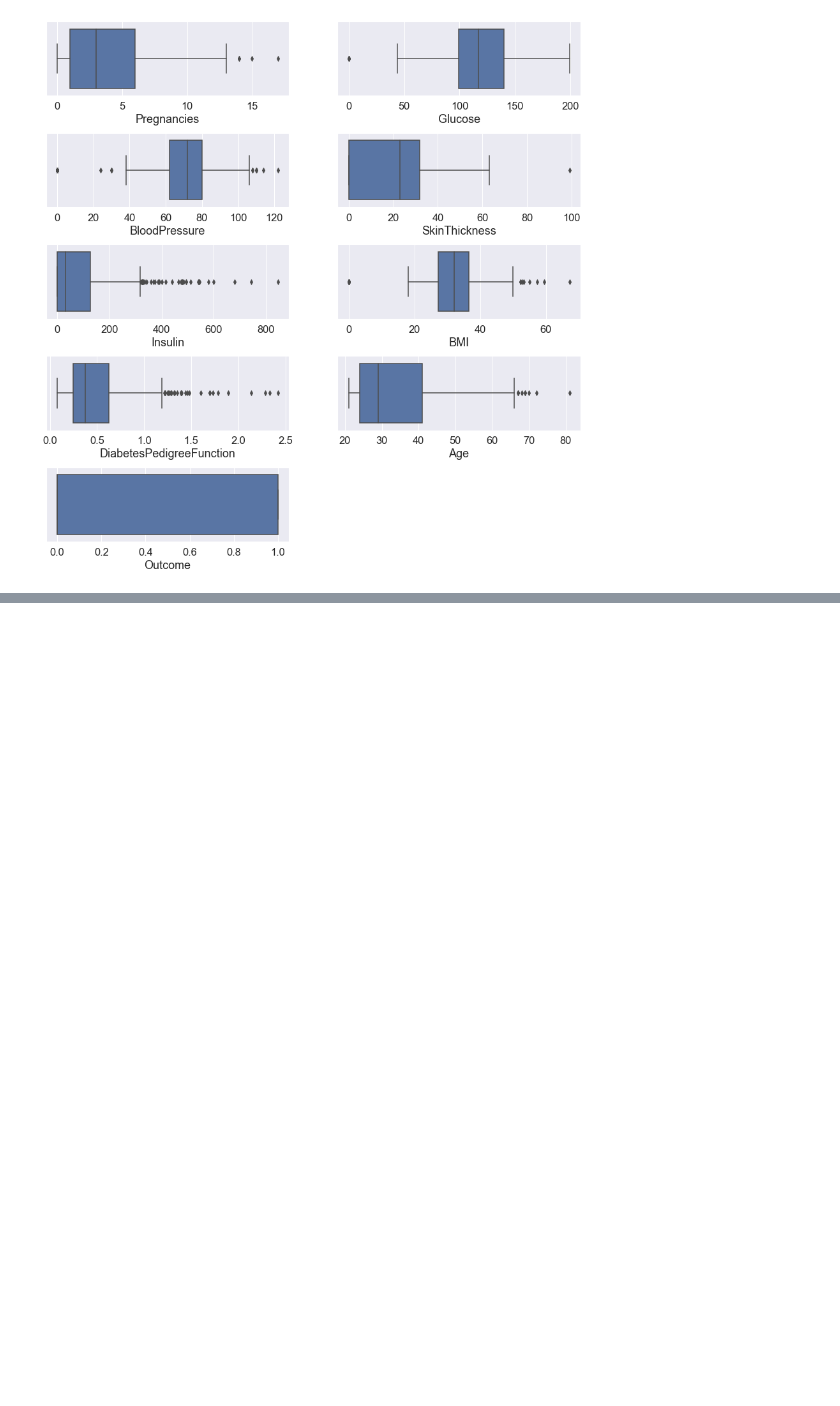
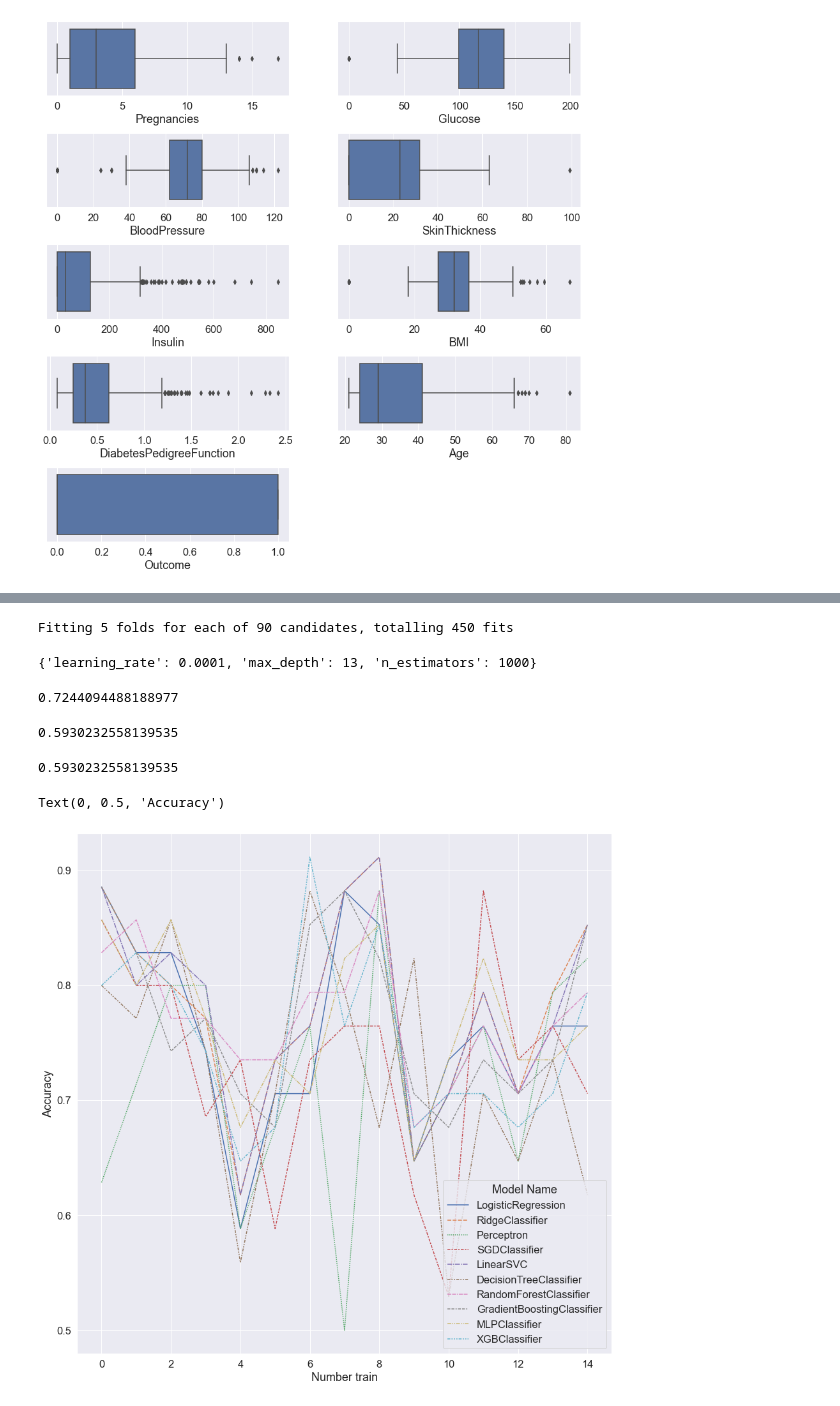
Before and after one commit to Leotiv-Vibs/test_tefal, a Jupyter notebook: data_analyst_test.ipynb, the cells around one changed output, grey strips where cells are left out. Drawn from its saved outputs; the diff is of its cells as text; code cells hidden in the pictures; blank space fills up the shorter version.

```diff
--- a/data_analyst_test.ipynb
+++ b/data_analyst_test.ipynb
@@ -80,0 +149,28 @@ for number in range(len(col_names)):
+# %%
+models = {
+    'LogisticRegression': LogisticRegression(),
+    'RidgeClassifier': RidgeClassifier(),
+    'Perceptron': Perceptron(),
+    'SGDClassifier': SGDClassifier(),
+    'LinearSVC': LinearSVC(),
+    'DecisionTreeClassifier': DecisionTreeClassifier(),
+    'RandomForestClassifier': RandomForestClassifier(),
+    'GradientBoostingClassifier': GradientBoostingClassifier(),
+    'MLPClassifier': MLPClassifier(),
+    'XGBClassifier': XGBClassifier()
+}
+# %%
+acc = []
+pre = []
+rec = []
+name_model = []
+for name, model in models.items():
+    cv = KFold(n_splits=15)
+    accuracy = cross_val_score(model, x_train, y_train, cv=cv, scoring="accuracy")
+    precision = cross_val_score(model, x_train, y_train, cv=cv, scoring="precision")
+    recall = cross_val_score(model, x_train, y_train, cv=cv, scoring="recall")
+    acc.append(accuracy)
+    pre.append(precision)
+    rec.append(recall)
+    name_model.append(name)
+    print(f"{name} - mean_accuracy {round(accuracy.mean(), 4)} mean_precision {round(precision.mean(), 4)} mean_recall {round(recall.mean(), 4)}")
@@ -80,0 +190,34 @@ for number in range(len(col_names)):
+# %%
+xgb_model = XGBClassifier()
+params = {
+    'learning_rate': [1e-5, 1e-4, 1e-5],
+    'max_depth':[3, 5, 8, 10, 13, 15],
+    'n_estimators': [10, 100, 500, 1000, 1500],
+}
+xgb_cv_model  = GridSearchCV(xgb_model, params, n_jobs = -1, verbose = 2).fit(x_train, y_train)
+# %% [output]
+Fitting 5 folds for each of 90 candidates, totalling 450 fits
+# %%
+xgb_cv_model.best_params_
+# %% [output]
+{'learning_rate': 0.0001, 'max_depth': 13, 'n_estimators': 1000}
+# %%
+accuracy_score(y_test, xgb_cv_model.predict(x_test))
+# %% [output]
+0.7244094488188977
+# %%
+precision_score(y_test, xgb_cv_model.predict(x_test))
+# %% [output]
+0.5930232558139535
+# %%
+recall_score(y_test, xgb_cv_model.predict(x_test))
+# %% [output]
+0.5930232558139535
+# %%
+sns.lineplot(data=acc, )
+plt.legend(labels=name_model, title = 'Model Name')
+plt.xlabel('Number train')
+plt.ylabel('Accuracy')
+# %% [output]
+Text(0, 0.5, 'Accuracy')
+[figure, added]
```
Also changed, not shown: parts of 81 cells of this notebook, 3 other files.
